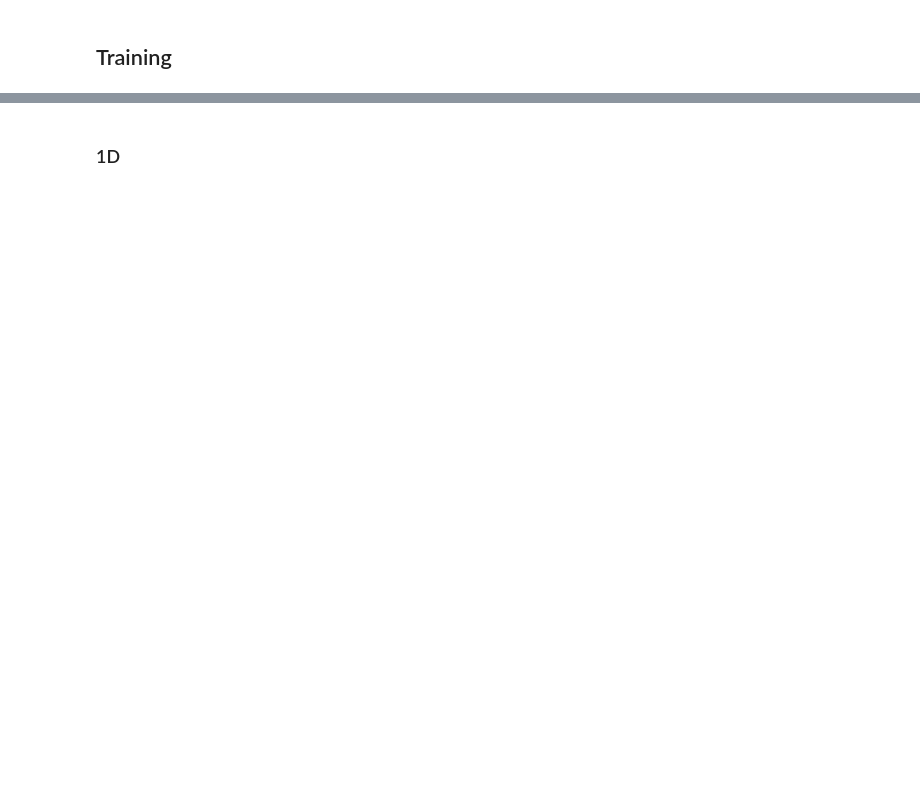
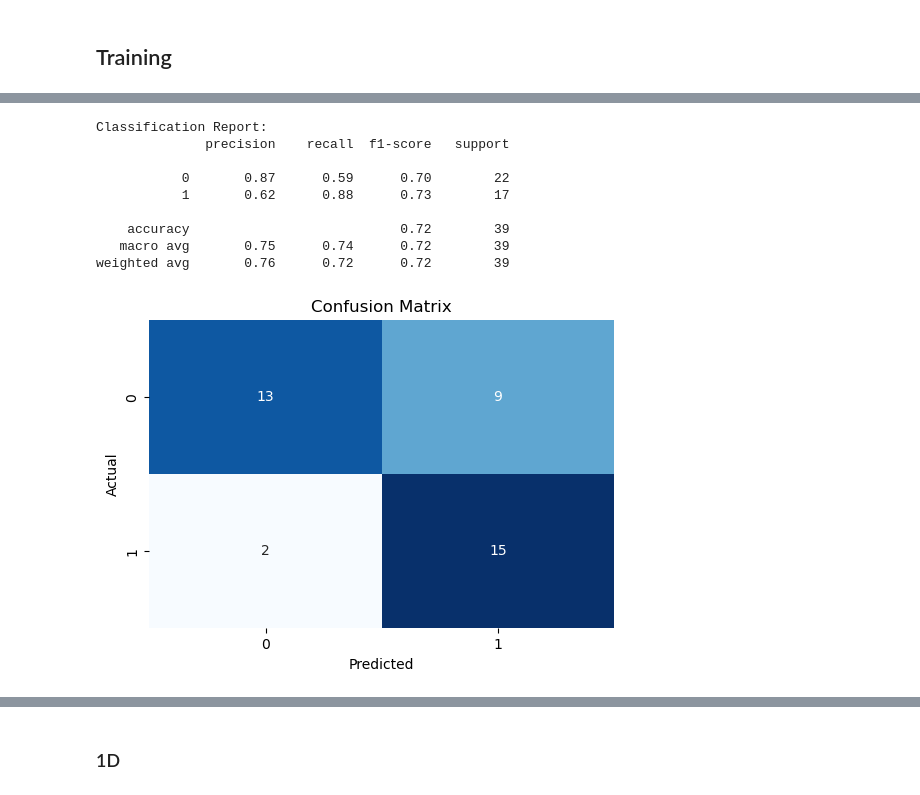
Before and after one commit to williamtheodoruswijaya/Datathon-UI-2025, a Jupyter notebook: notebook/William/William_Notebook.ipynb, the cells around one changed output, grey strips where cells are left out. Drawn from its saved outputs; the diff is of its cells as text; code cells hidden in the pictures; blank space fills up the shorter version.

```diff
--- a/notebook/William/William_Notebook.ipynb
+++ b/notebook/William/William_Notebook.ipynb
@@ -688,0 +830,10 @@ X_1y_train, X_1y_test, y_1y_train, y_1y_test = train_test_split(X_1y_clean, y_1y
+# %%
+from sklearn.ensemble import RandomForestClassifier
+
+rf_model = RandomForestClassifier(
+    n_estimators=100,
+    max_depth=7,
+    min_samples_split=2,
+    class_weight='balanced',
+    random_state=42
+)
@@ -688,0 +855,15 @@ X_1y_train, X_1y_test, y_1y_train, y_1y_test = train_test_split(X_1y_clean, y_1y
+# %%
+from sklearn.ensemble import VotingClassifier
+
+
+ensemble_model = VotingClassifier(
+    estimators=[
+        ('cat', catboost_model),
+        ('rf',  rf_model),
+        ('xgb', xgb_model)
+    ],
+    voting='soft',
+    weights=[3, 1, 2]
+)
+
+ensemble_model.fit(X_train, y_train)
@@ -688,0 +888,27 @@ X_1y_train, X_1y_test, y_1y_train, y_1y_test = train_test_split(X_1y_clean, y_1y
+# %%
+from sklearn.metrics import classification_report, confusion_matrix
+
+probs = ensemble_model.predict_proba(X_test)[:, 1]
+y_pred = (probs > 0.32).astype(int)
+
+print("Classification Report:")
+print(classification_report(y_test, y_pred))
+
+cm = confusion_matrix(y_test, y_pred)
+plt.figure(figsize=(6,4))
+sns.heatmap(cm, annot=True, fmt='d', cmap='Blues', cbar=False)
+plt.xlabel('Predicted')
+plt.ylabel('Actual')
+plt.title('Confusion Matrix')
+plt.show()
+# %% [output]
+Classification Report:
+              precision    recall  f1-score   support
+
+           0       0.87      0.59      0.70        22
+           1       0.62      0.88      0.73        17
+
+    accuracy                           0.72        39
+   macro avg       0.75      0.74      0.72        39
+weighted avg       0.76      0.72      0.72        39
+[figure, added]
```
Also changed, not shown: parts of 22 cells of this notebook, 5 other files.
